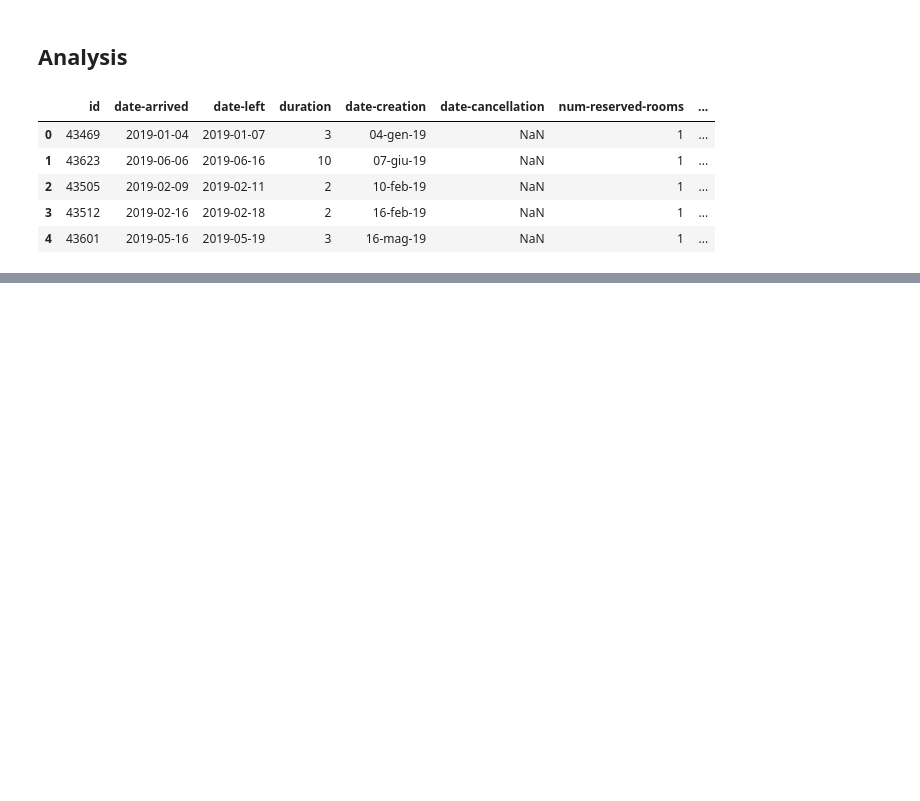
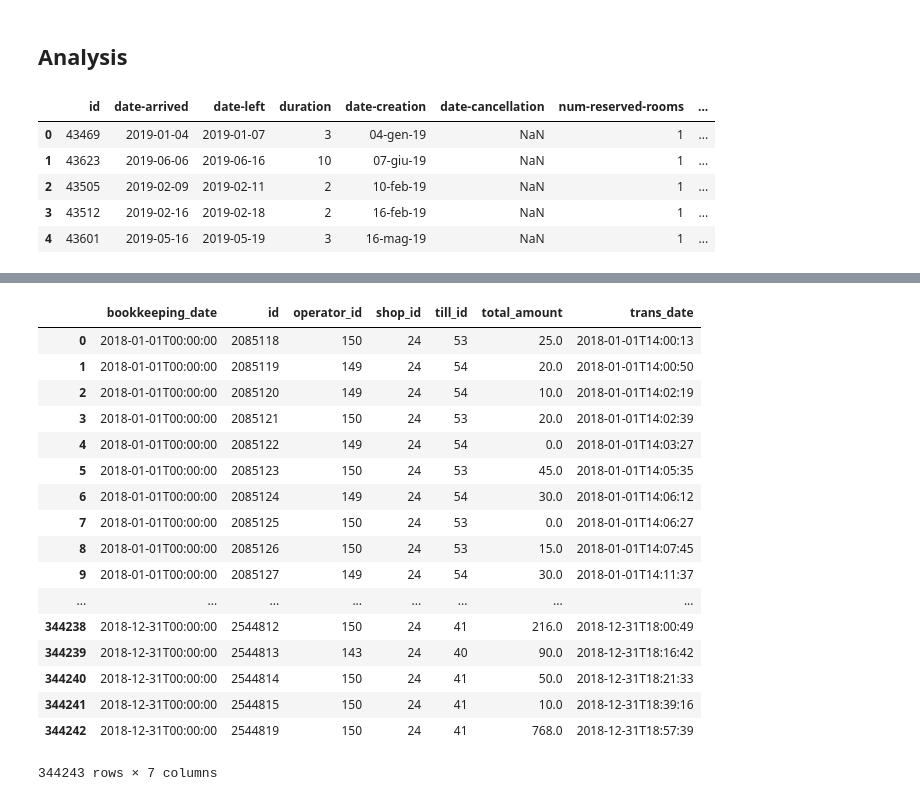
Before and after one commit to AlexandreBellas/USI-Hackathon-2019, a Jupyter notebook: data/analysis/reservations-hotels-lugano.ipynb, the cells around one changed output, grey strips where cells are left out. Saved outputs shown, nothing was run; the diff lists cells and outputs as text; code cells hidden in the pictures; blank space fills up the shorter version.

```diff
--- a/data/analysis/reservations-hotels-lugano.ipynb
+++ b/data/analysis/reservations-hotels-lugano.ipynb
@@ -77,0 +99,21 @@ arrivals.plot(marker='o');
+# %%
+pd.read_json("/Users/abramo/Desktop/usi_hackathon_data/data/city_of_lugano/shops_and_tills/transactions.json")
+# %% [output]
+|  | bookkeeping_date | id | operator_id | shop_id | till_id | total_amount | trans_date |
+| 0 | 2018-01-01T00:00:00 | 2085118 | 150 | 24 | 53 | 25.0 | 2018-01-01T14:00:13 |
+| 1 | 2018-01-01T00:00:00 | 2085119 | 149 | 24 | 54 | 20.0 | 2018-01-01T14:00:50 |
+| 2 | 2018-01-01T00:00:00 | 2085120 | 149 | 24 | 54 | 10.0 | 2018-01-01T14:02:19 |
+| 3 | 2018-01-01T00:00:00 | 2085121 | 150 | 24 | 53 | 20.0 | 2018-01-01T14:02:39 |
+| 4 | 2018-01-01T00:00:00 | 2085122 | 149 | 24 | 54 | 0.0 | 2018-01-01T14:03:27 |
+| 5 | 2018-01-01T00:00:00 | 2085123 | 150 | 24 | 53 | 45.0 | 2018-01-01T14:05:35 |
+| 6 | 2018-01-01T00:00:00 | 2085124 | 149 | 24 | 54 | 30.0 | 2018-01-01T14:06:12 |
+| 7 | 2018-01-01T00:00:00 | 2085125 | 150 | 24 | 53 | 0.0 | 2018-01-01T14:06:27 |
+| 8 | 2018-01-01T00:00:00 | 2085126 | 150 | 24 | 53 | 15.0 | 2018-01-01T14:07:45 |
+| 9 | 2018-01-01T00:00:00 | 2085127 | 149 | 24 | 54 | 30.0 | 2018-01-01T14:11:37 |
+| ... | ... | ... | ... | ... | ... | ... | ... |
+| 344238 | 2018-12-31T00:00:00 | 2544812 | 150 | 24 | 41 | 216.0 | 2018-12-31T18:00:49 |
+| 344239 | 2018-12-31T00:00:00 | 2544813 | 143 | 24 | 40 | 90.0 | 2018-12-31T18:16:42 |
+| 344240 | 2018-12-31T00:00:00 | 2544814 | 150 | 24 | 41 | 50.0 | 2018-12-31T18:21:33 |
+| 344241 | 2018-12-31T00:00:00 | 2544815 | 150 | 24 | 41 | 10.0 | 2018-12-31T18:39:16 |
+| 344242 | 2018-12-31T00:00:00 | 2544819 | 150 | 24 | 41 | 768.0 | 2018-12-31T18:57:39 |
+344243 rows × 7 columns
```
Also changed, not shown: parts of 2 cells of this notebook, 2 other files.
